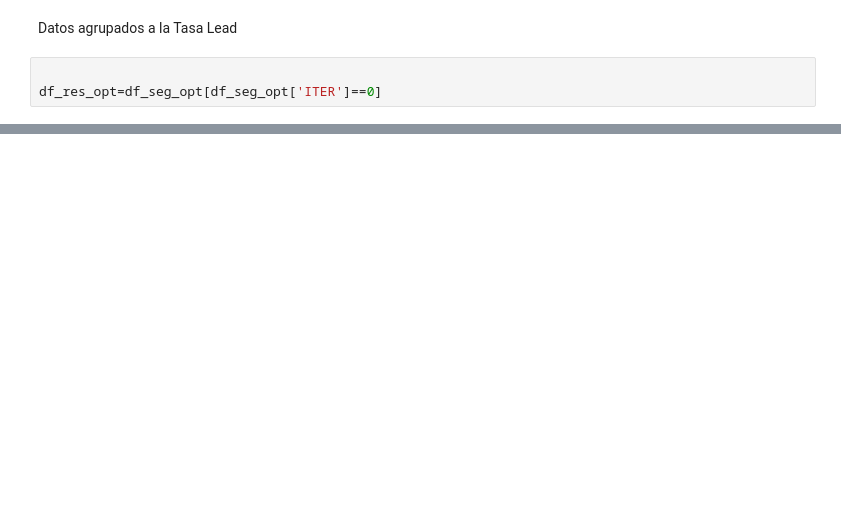
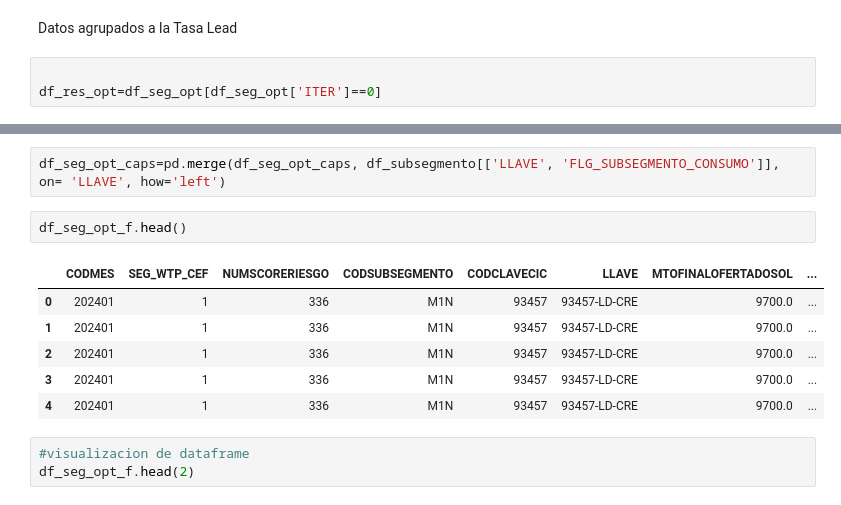
Before and after one commit to jhonatan20140/Proyecto_1.1, a Jupyter notebook: traslation_book_CEF.ipynb, the cells around one changed output, grey strips where cells are left out. Saved outputs shown, nothing was run; the diff lists cells and outputs as text; blank space fills up the shorter version.

Commit message:
falta definir el merge de varias tablas

```diff
--- a/traslation_book_CEF.ipynb
+++ b/traslation_book_CEF.ipynb
@@ -305,0 +528,14 @@ print(df_res_opt_agrega)
+# %%
+df_seg_opt_caps=pd.merge(df_seg_opt_caps, df_subsegmento[['LLAVE', 'FLG_SUBSEGMENTO_CONSUMO']], on= 'LLAVE', how='left')
+# %%
+df_seg_opt_f.head()
+# %% [output]
+|  | CODMES | SEG_WTP_CEF | NUMSCORERIESGO | CODSUBSEGMENTO | CODCLAVECIC | LLAVE | MTOFINALOFERTADOSOL | ... |
+| 0 | 202401 | 1 | 336 | M1N | 93457 | 93457-LD-CRE | 9700.0 | ... |
+| 1 | 202401 | 1 | 336 | M1N | 93457 | 93457-LD-CRE | 9700.0 | ... |
+| 2 | 202401 | 1 | 336 | M1N | 93457 | 93457-LD-CRE | 9700.0 | ... |
+| 3 | 202401 | 1 | 336 | M1N | 93457 | 93457-LD-CRE | 9700.0 | ... |
+| 4 | 202401 | 1 | 336 | M1N | 93457 | 93457-LD-CRE | 9700.0 | ... |
+# %%
+#visualizacion de dataframe
+df_seg_opt_f.head(2)
```
Also changed, not shown: parts of 20 cells of this notebook, 1 other file.
